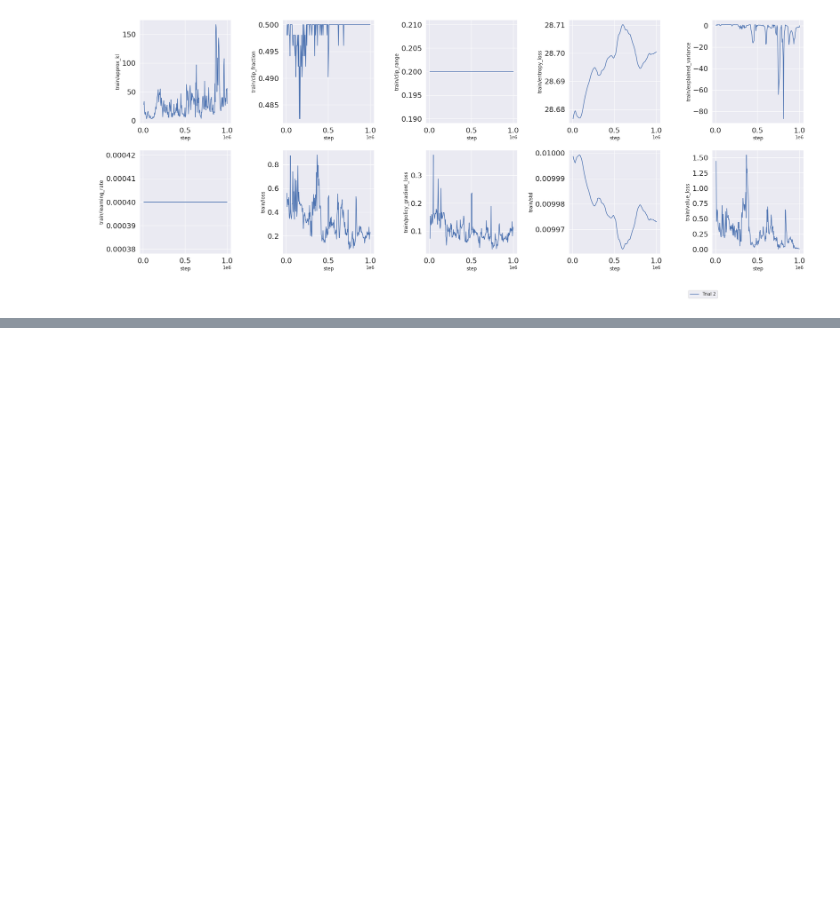
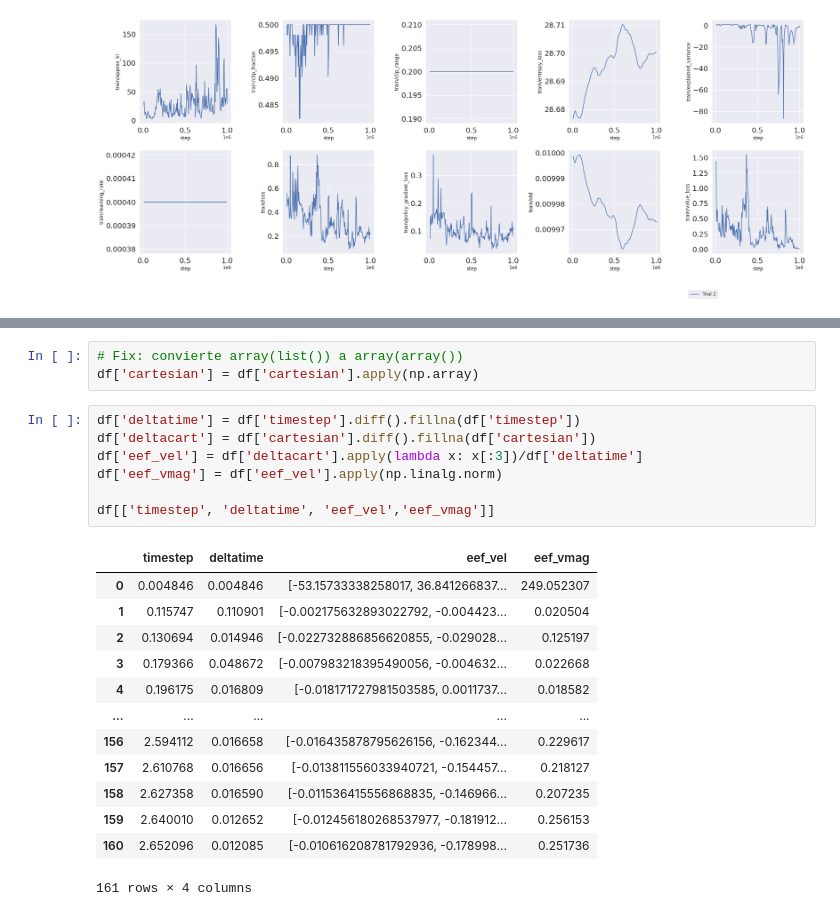
Before and after one commit to iCub-utfsm/rl-icub-manipulation, a Jupyter notebook: rl_icub_dexterous_manipulation/examples/plot_results.ipynb, the cells around one changed output, grey strips where cells are left out. Drawn from its saved outputs; the diff is of its cells as text; blank space fills up the shorter version.

```diff
--- a/rl_icub_dexterous_manipulation/examples/plot_results.ipynb
+++ b/rl_icub_dexterous_manipulation/examples/plot_results.ipynb
@@ -155,0 +170,24 @@ fig.savefig(pdf_path + "net_training.pdf", bbox_inches='tight', dpi=300, transpa
+# %%
+# Fix: convierte array(list()) a array(array())
+df['cartesian'] = df['cartesian'].apply(np.array)
+# %%
+df['deltatime'] = df['timestep'].diff().fillna(df['timestep'])
+df['deltacart'] = df['cartesian'].diff().fillna(df['cartesian'])
+df['eef_vel'] = df['deltacart'].apply(lambda x: x[:3])/df['deltatime']
+df['eef_vmag'] = df['eef_vel'].apply(np.linalg.norm)
+
+df[['timestep', 'deltatime', 'eef_vel','eef_vmag']]
+# %% [output]
+|  | timestep | deltatime | eef_vel | eef_vmag |
+| 0 | 0.004846 | 0.004846 | [-53.15733338258017, 36.841266837... | 249.052307 |
+| 1 | 0.115747 | 0.110901 | [-0.002175632893022792, -0.004423... | 0.020504 |
+| 2 | 0.130694 | 0.014946 | [-0.022732886856620855, -0.029028... | 0.125197 |
+| 3 | 0.179366 | 0.048672 | [-0.007983218395490056, -0.004632... | 0.022668 |
+| 4 | 0.196175 | 0.016809 | [-0.018171727981503585, 0.0011737... | 0.018582 |
+| ... | ... | ... | ... | ... |
+| 156 | 2.594112 | 0.016658 | [-0.016435878795626156, -0.162344... | 0.229617 |
+| 157 | 2.610768 | 0.016656 | [-0.013811556033940721, -0.154457... | 0.218127 |
+| 158 | 2.627358 | 0.016590 | [-0.011536415556868835, -0.146966... | 0.207235 |
+| 159 | 2.640010 | 0.012652 | [-0.012456180268537977, -0.181912... | 0.256153 |
+| 160 | 2.652096 | 0.012085 | [-0.010616208781792936, -0.178998... | 0.251736 |
+161 rows × 4 columns
```
Also changed, not shown: parts of 9 cells of this notebook.
